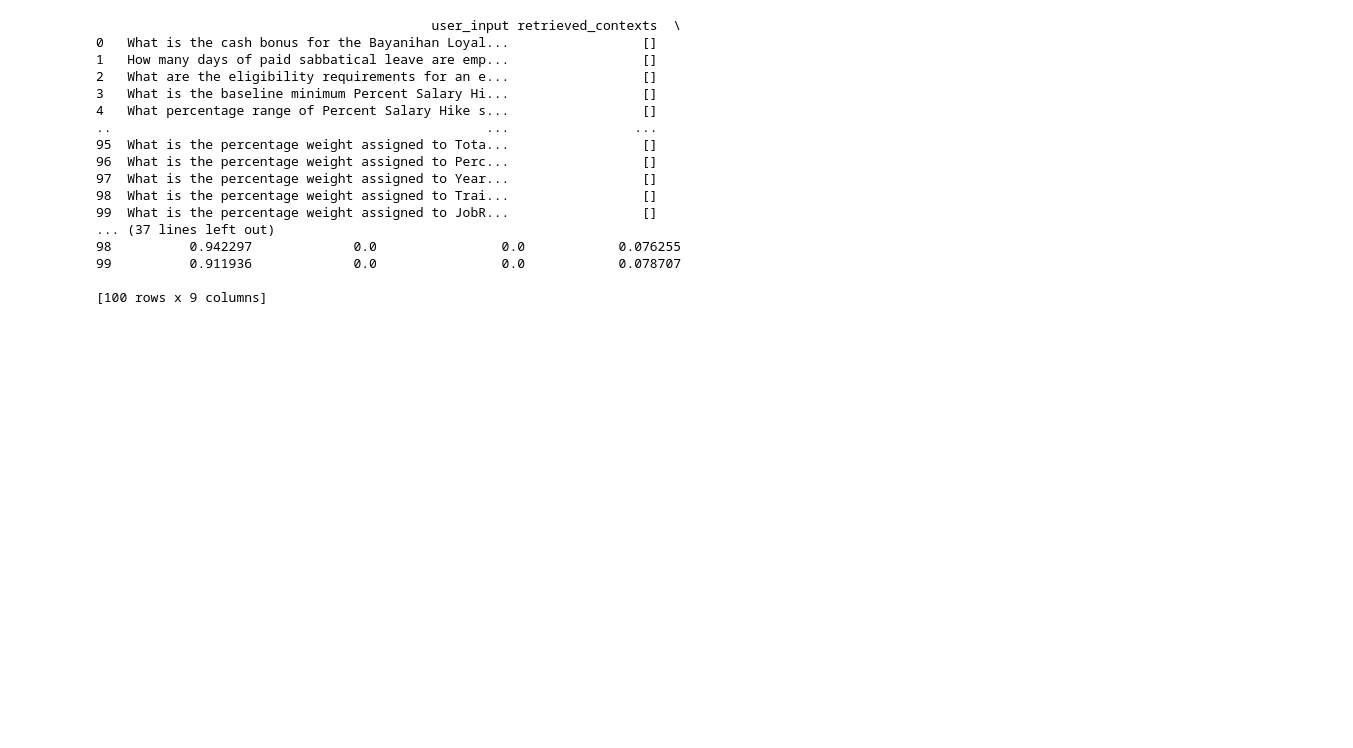
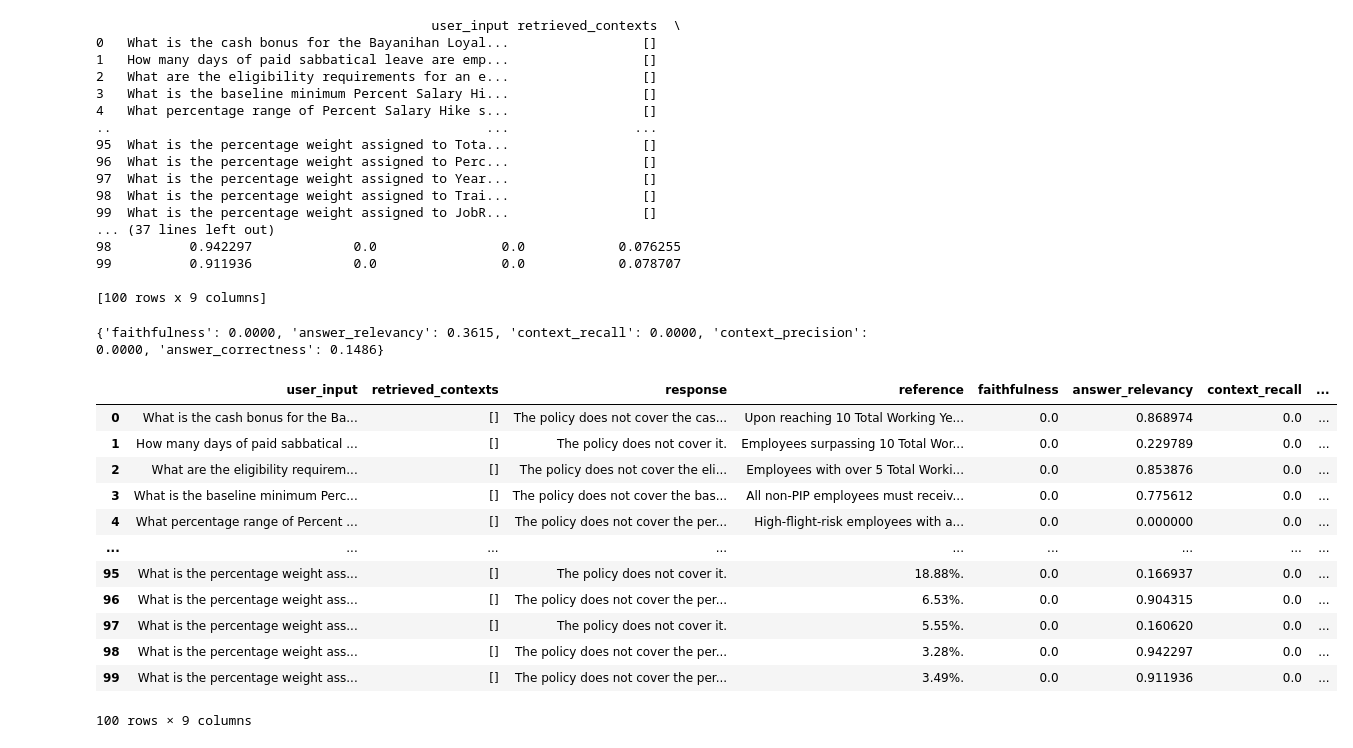
Before and after one commit to cberches/AttritionTest, a Jupyter notebook: run_evals.ipynb, the cells around one changed output. Cells and saved outputs as stored; diff of their text form; code cells hidden in the pictures; blank space fills up the shorter version.

```diff
--- a/run_evals.ipynb
+++ b/run_evals.ipynb
@@ -84,3 +84,24 @@ LLM returned 1 generations instead of requested 3. Proceeding with 1 generations
 99          0.911936             0.0                0.0            0.078707
 
 [100 rows x 9 columns]
+# %%
+results
+# %% [output]
+{'faithfulness': 0.0000, 'answer_relevancy': 0.3615, 'context_recall': 0.0000, 'context_precision': 0.0000, 'answer_correctness': 0.1486}
+# %%
+
+results.to_pandas()
+# %% [output]
+|  | user_input | retrieved_contexts | response | reference | faithfulness | answer_relevancy | context_recall | ... |
+| 0 | What is the cash bonus for the Ba... | [] | The policy does not cover the cas... | Upon reaching 10 Total Working Ye... | 0.0 | 0.868974 | 0.0 | ... |
+| 1 | How many days of paid sabbatical ... | [] | The policy does not cover it. | Employees surpassing 10 Total Wor... | 0.0 | 0.229789 | 0.0 | ... |
+| 2 | What are the eligibility requirem... | [] | The policy does not cover the eli... | Employees with over 5 Total Worki... | 0.0 | 0.853876 | 0.0 | ... |
+| 3 | What is the baseline minimum Perc... | [] | The policy does not cover the bas... | All non-PIP employees must receiv... | 0.0 | 0.775612 | 0.0 | ... |
+| 4 | What percentage range of Percent ... | [] | The policy does not cover the per... | High-flight-risk employees with a... | 0.0 | 0.000000 | 0.0 | ... |
+| ... | ... | ... | ... | ... | ... | ... | ... | ... |
+| 95 | What is the percentage weight ass... | [] | The policy does not cover it. | 18.88%. | 0.0 | 0.166937 | 0.0 | ... |
+| 96 | What is the percentage weight ass... | [] | The policy does not cover the per... | 6.53%. | 0.0 | 0.904315 | 0.0 | ... |
+| 97 | What is the percentage weight ass... | [] | The policy does not cover it. | 5.55%. | 0.0 | 0.160620 | 0.0 | ... |
+| 98 | What is the percentage weight ass... | [] | The policy does not cover the per... | 3.28%. | 0.0 | 0.942297 | 0.0 | ... |
+| 99 | What is the percentage weight ass... | [] | The policy does not cover the per... | 3.49%. | 0.0 | 0.911936 | 0.0 | ... |
+100 rows × 9 columns
```
